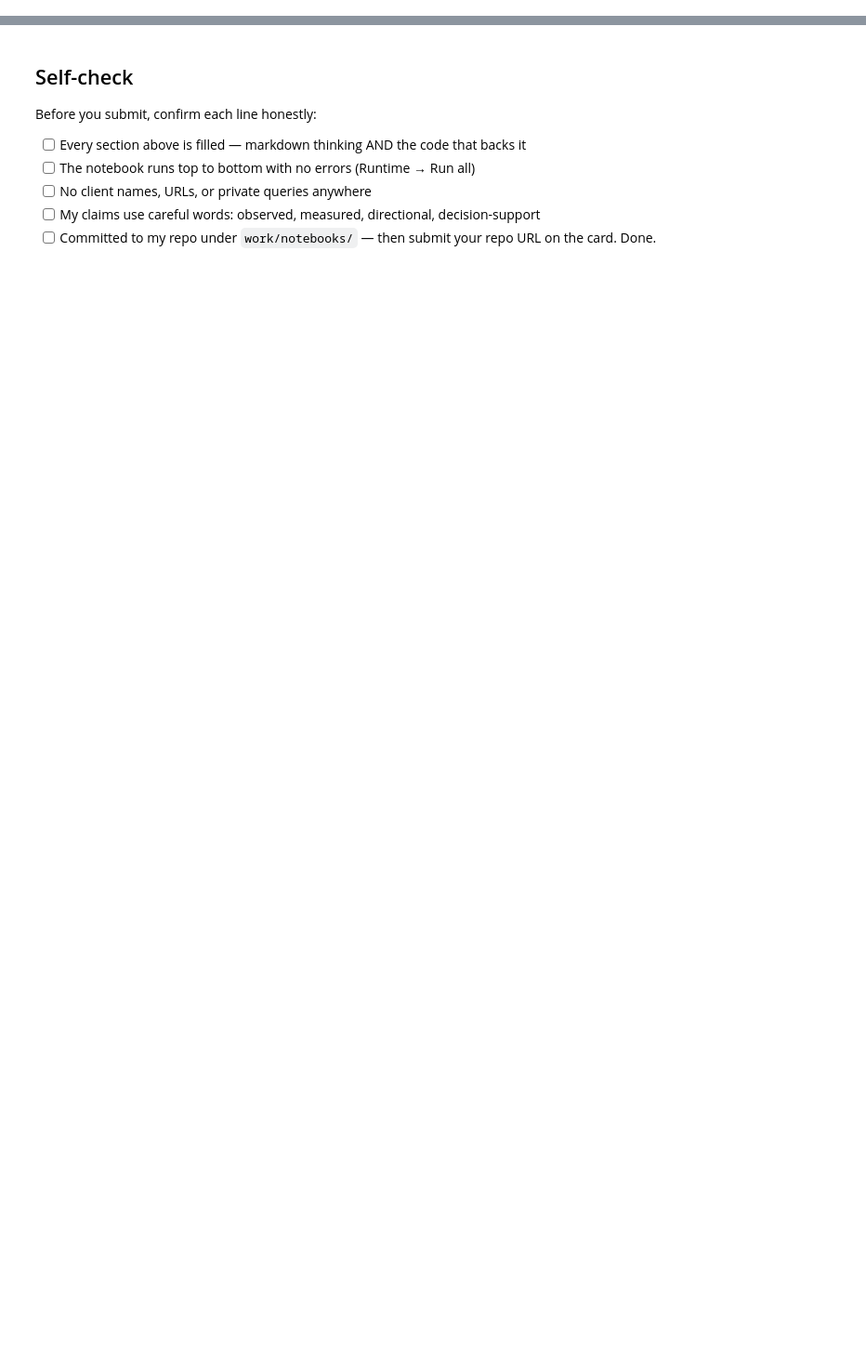
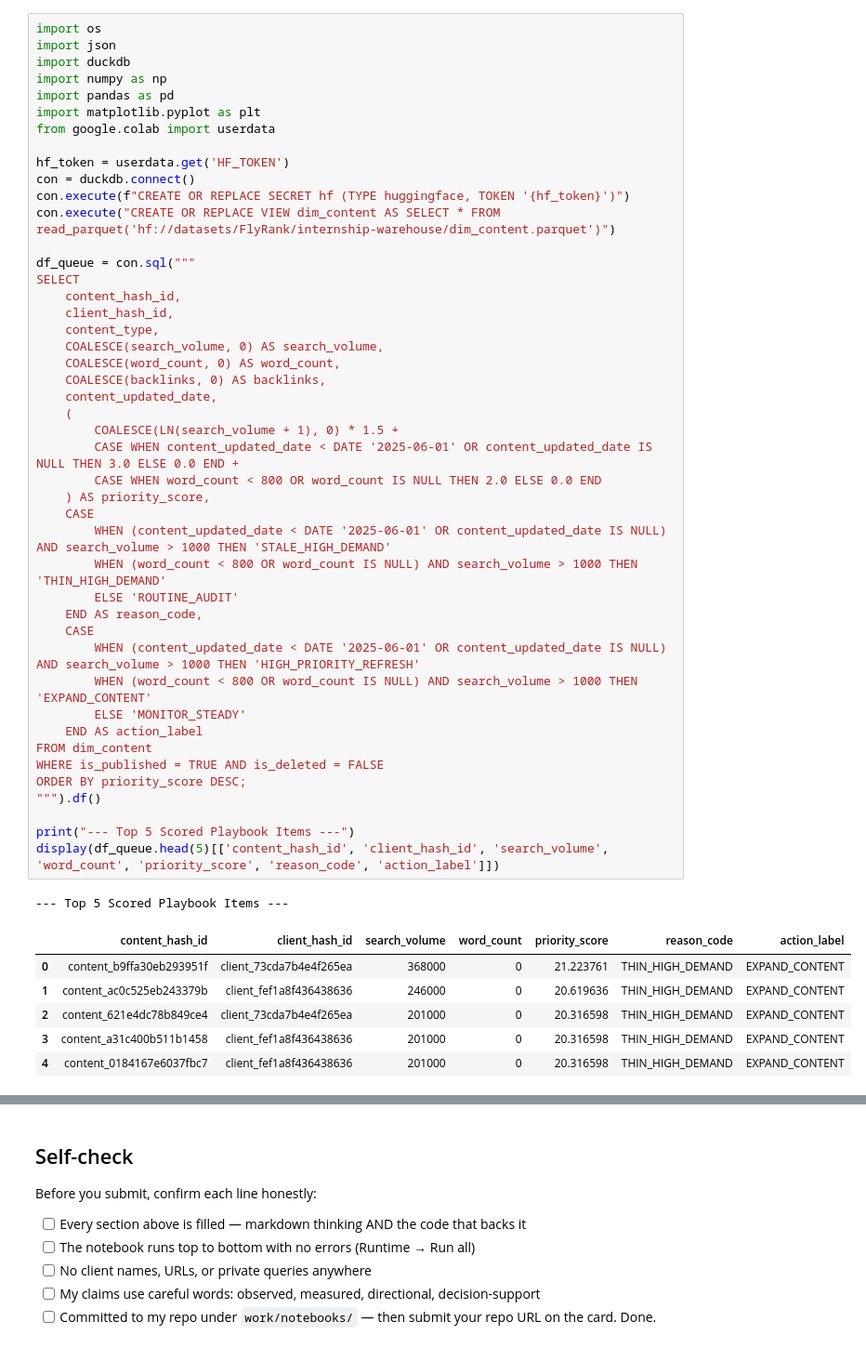
Before and after one commit to nnanwubeikenna-prog/ikenna-flyrank-ml-internship, a Jupyter notebook: work/notebooks/w07_action_playbook.ipynb, the cells around one changed output, grey strips where cells are left out. Shown at 93% size. Saved outputs shown, nothing was run; the diff lists cells and outputs as text; blank space fills up the shorter version.

```diff
--- a/work/notebooks/w07_action_playbook.ipynb
+++ b/work/notebooks/w07_action_playbook.ipynb
@@ -43,0 +17,53 @@ This skeleton is yours to fill. Work the sections **in order** — each one has
+# %%
+import os
+import json
+import duckdb
+import numpy as np
+import pandas as pd
+import matplotlib.pyplot as plt
+from google.colab import userdata
+
+hf_token = userdata.get('HF_TOKEN')
+con = duckdb.connect()
+con.execute(f"CREATE OR REPLACE SECRET hf (TYPE huggingface, TOKEN '{hf_token}')")
+con.execute("CREATE OR REPLACE VIEW dim_content AS SELECT * FROM read_parquet('hf://datasets/FlyRank/internship-warehouse/dim_content.parquet')")
+
+df_queue = con.sql("""
+SELECT
+    content_hash_id,
+    client_hash_id,
+    content_type,
+    COALESCE(search_volume, 0) AS search_volume,
+    COALESCE(word_count, 0) AS word_count,
+    COALESCE(backlinks, 0) AS backlinks,
+    content_updated_date,
+    (
+        COALESCE(LN(search_volume + 1), 0) * 1.5 +
+        CASE WHEN content_updated_date < DATE '2025-06-01' OR content_updated_date IS NULL THEN 3.0 ELSE 0.0 END +
+        CASE WHEN word_count < 800 OR word_count IS NULL THEN 2.0 ELSE 0.0 END
+    ) AS priority_score,
+    CASE
+        WHEN (content_updated_date < DATE '2025-06-01' OR content_updated_date IS NULL) AND search_volume > 1000 THEN 'STALE_HIGH_DEMAND'
+        WHEN (word_count < 800 OR word_count IS NULL) AND search_volume > 1000 THEN 'THIN_HIGH_DEMAND'
+        ELSE 'ROUTINE_AUDIT'
+    END AS reason_code,
+    CASE
+        WHEN (content_updated_date < DATE '2025-06-01' OR content_updated_date IS NULL) AND search_volume > 1000 THEN 'HIGH_PRIORITY_REFRESH'
+        WHEN (word_count < 800 OR word_count IS NULL) AND search_volume > 1000 THEN 'EXPAND_CONTENT'
+        ELSE 'MONITOR_STEADY'
+    END AS action_label
+FROM dim_content
+WHERE is_published = TRUE AND is_deleted = FALSE
+ORDER BY priority_score DESC;
+""").df()
+
+print("--- Top 5 Scored Playbook Items ---")
+display(df_queue.head(5)[['content_hash_id', 'client_hash_id', 'search_volume', 'word_count', 'priority_score', 'reason_code', 'action_label']])
+# %% [output]
+--- Top 5 Scored Playbook Items ---
+|  | content_hash_id | client_hash_id | search_volume | word_count | priority_score | reason_code | action_label |
+| 0 | content_b9ffa30eb293951f | client_73cda7b4e4f265ea | 368000 | 0 | 21.223761 | THIN_HIGH_DEMAND | EXPAND_CONTENT |
+| 1 | content_ac0c525eb243379b | client_fef1a8f436438636 | 246000 | 0 | 20.619636 | THIN_HIGH_DEMAND | EXPAND_CONTENT |
+| 2 | content_621e4dc78b849ce4 | client_73cda7b4e4f265ea | 201000 | 0 | 20.316598 | THIN_HIGH_DEMAND | EXPAND_CONTENT |
+| 3 | content_a31c400b511b1458 | client_fef1a8f436438636 | 201000 | 0 | 20.316598 | THIN_HIGH_DEMAND | EXPAND_CONTENT |
+| 4 | content_0184167e6037fbc7 | client_fef1a8f436438636 | 201000 | 0 | 20.316598 | THIN_HIGH_DEMAND | EXPAND_CONTENT |
```
Also changed, not shown: parts of 19 cells of this notebook.
